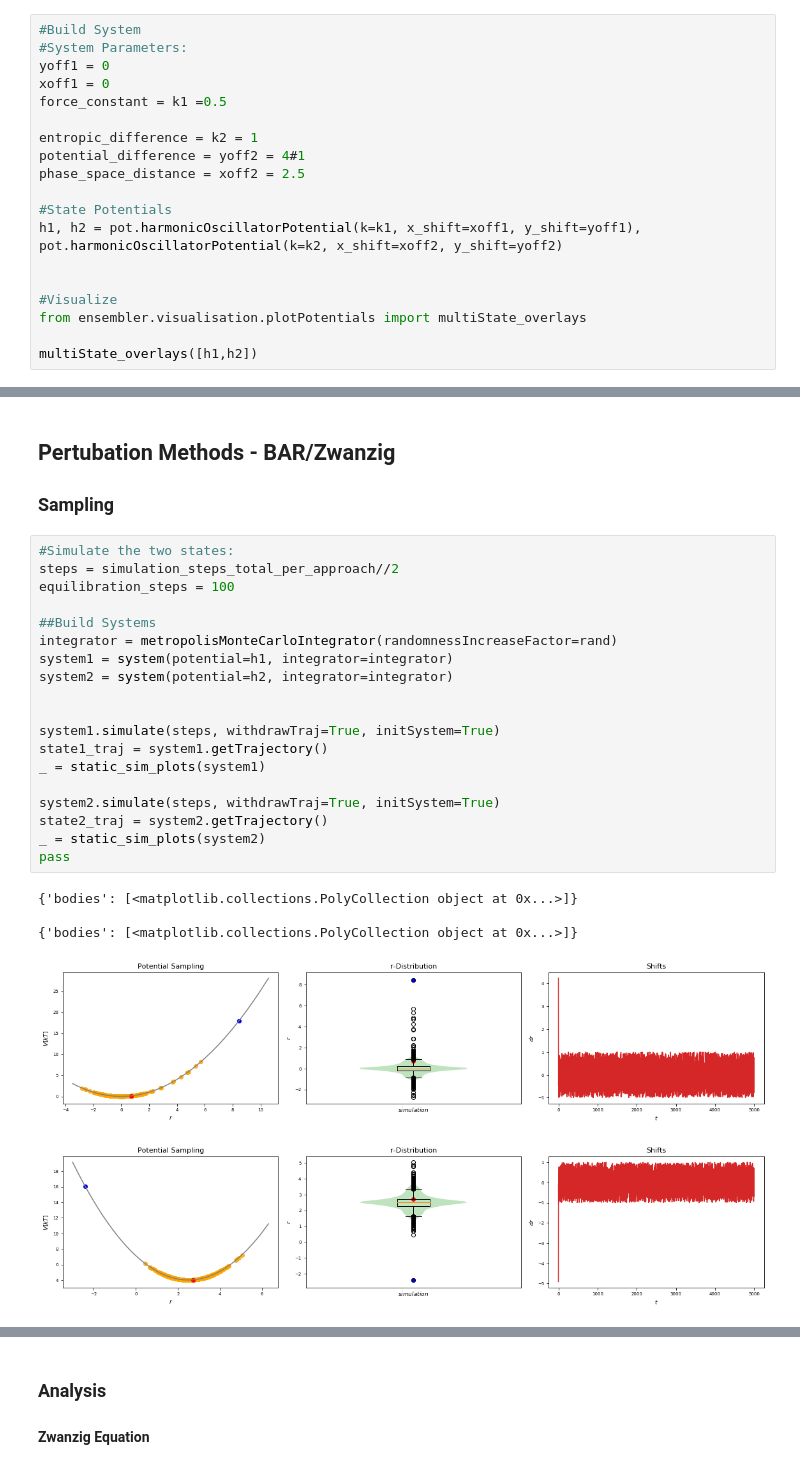
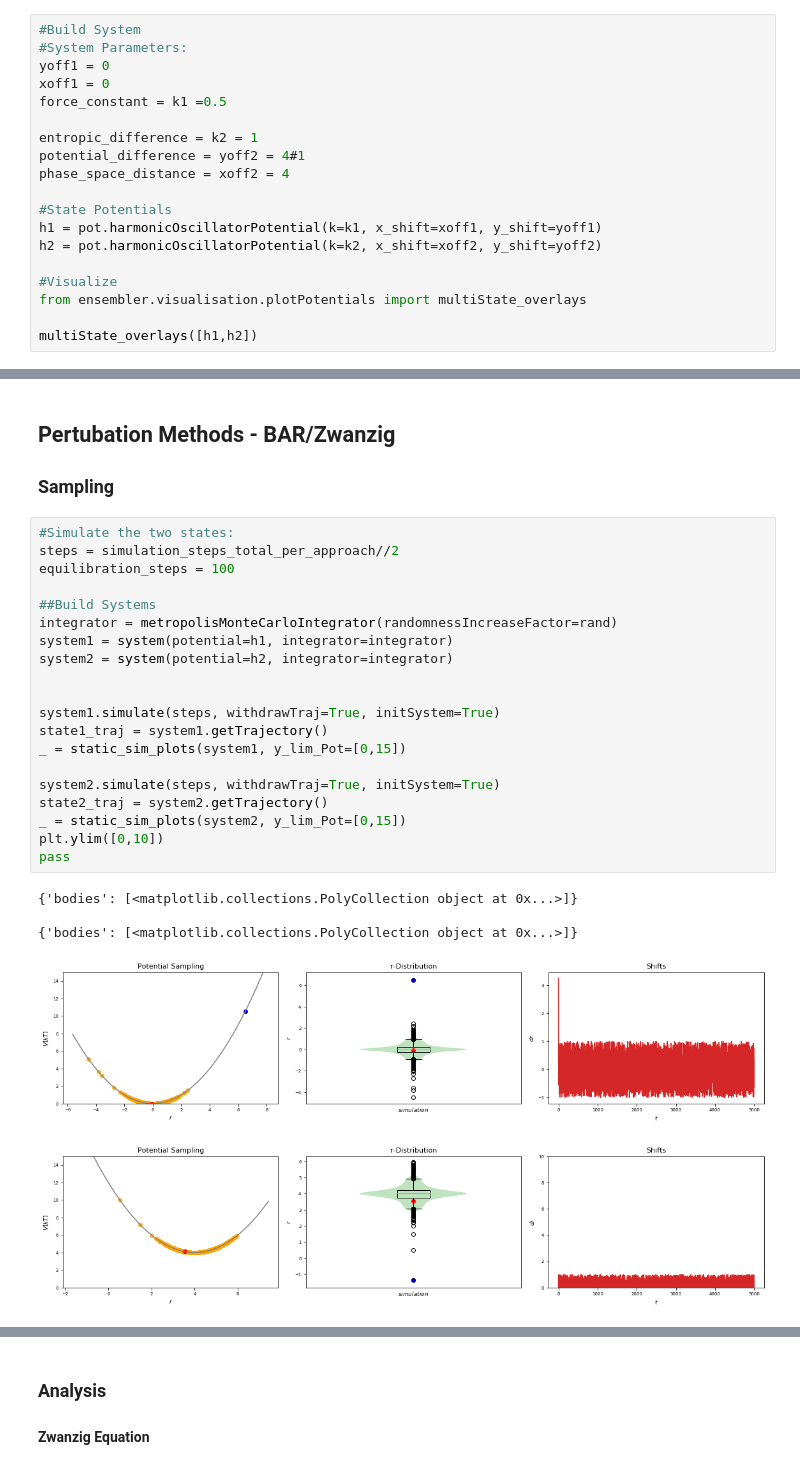
Before and after one commit to rinikerlab/Ensembler, a Jupyter notebook: examples/FreeEnergyCalculationSimulation.ipynb, the cells around one changed output, grey strips where cells are left out. Cells and saved outputs as stored; diff of their text form.

```diff
--- a/examples/FreeEnergyCalculationSimulation.ipynb
+++ b/examples/FreeEnergyCalculationSimulation.ipynb
@@ -46,11 +64,11 @@ force_constant = k1 =0.5
 
 entropic_difference = k2 = 1
 potential_difference = yoff2 = 4#1
-phase_space_distance = xoff2 = 2.5
+phase_space_distance = xoff2 = 4
 
 #State Potentials
-h1, h2 = pot.harmonicOscillatorPotential(k=k1, x_shift=xoff1, y_shift=yoff1), pot.harmonicOscillatorPotential(k=k2, x_shift=xoff2, y_shift=yoff2)
-
+h1 = pot.harmonicOscillatorPotential(k=k1, x_shift=xoff1, y_shift=yoff1)
+h2 = pot.harmonicOscillatorPotential(k=k2, x_shift=xoff2, y_shift=yoff2)
 
 #Visualize
 from ensembler.visualisation.plotPotentials import multiState_overlays
@@ -90,28 +108,29 @@ expected dG:  4.346573590279973
 # %%
 #Simulate the two states:
 steps = simulation_steps_total_per_approach//2
 equilibration_steps = 100
 
 ##Build Systems
 integrator = metropolisMonteCarloIntegrator(randomnessIncreaseFactor=rand)
 system1 = system(potential=h1, integrator=integrator)
 system2 = system(potential=h2, integrator=integrator)
 
 
 system1.simulate(steps, withdrawTraj=True, initSystem=True)
 state1_traj = system1.getTrajectory()
-_ = static_sim_plots(system1)
+_ = static_sim_plots(system1, y_lim_Pot=[0,15])
 
 system2.simulate(steps, withdrawTraj=True, initSystem=True)
 state2_traj = system2.getTrajectory()
-_ = static_sim_plots(system2)
+_ = static_sim_plots(system2, y_lim_Pot=[0,15])
+plt.ylim([0,10])
 pass
 # %% [output]
 {'bodies': [<matplotlib.collections.PolyCollection object at 0x...>]}
 
 {'bodies': [<matplotlib.collections.PolyCollection object at 0x...>]}
-[figure, old version]
+[figure, new version]
-[figure, old version]
+[figure, new version]
 # %%
 #Visualisation
 fig, axes = plt.subplots(ncols=2)
```
Also changed, not shown: parts of 10 cells of this notebook, 2 other files.
